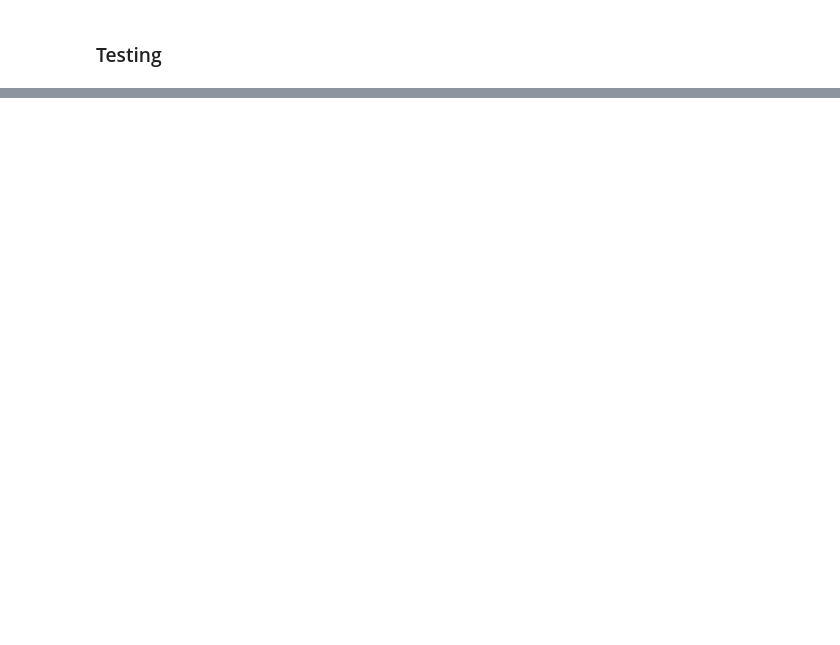
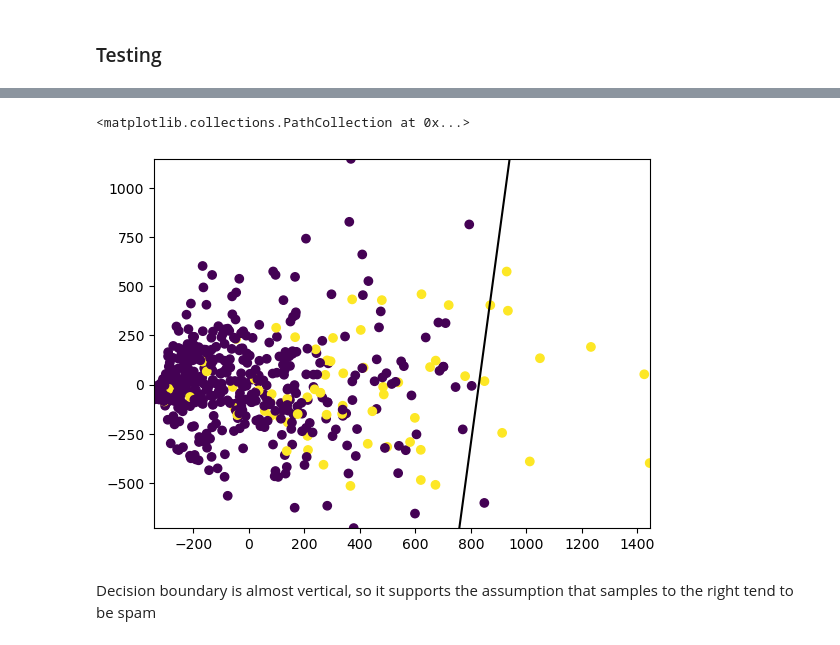
Before and after one commit to datapaf/PracticalAI, a Jupyter notebook: ClassificationSMS/PAI_Homework_3.ipynb, the cells around one changed output, grey strips where cells are left out. Saved outputs shown, nothing was run; the diff lists cells and outputs as text; code cells hidden in the pictures; blank space fills up the shorter version.

```diff
--- a/ClassificationSMS/PAI_Homework_3.ipynb
+++ b/ClassificationSMS/PAI_Homework_3.ipynb
@@ -204,0 +252,24 @@ False - b"Well, i'm glad you didn't find it totally disagreeable ... Lol"
+# %%
+# import linear svc
+from sklearn.svm import LinearSVC
+
+clf = LinearSVC(loss="hinge", random_state=42).fit(vectors, predictions.ravel())
+# %%
+from sklearn.inspection import DecisionBoundaryDisplay
+
+ax = plt.gca()
+DecisionBoundaryDisplay.from_estimator(
+        clf,
+        vectors,
+        ax=ax,
+        grid_resolution=50,
+        plot_method="contour",
+        colors="k",
+        levels=[0],
+    )
+plt.scatter(vectors[:, 0], vectors[:, 1], c=predictions)
+# %% [output]
+<matplotlib.collections.PathCollection at 0x...>
+[figure, added]
+# %% [markdown]
+Decision boundary is almost vertical, so it supports the assumption that samples to the right tend to be spam
```
Also changed, not shown: parts of 25 cells of this notebook, 3 other files.
